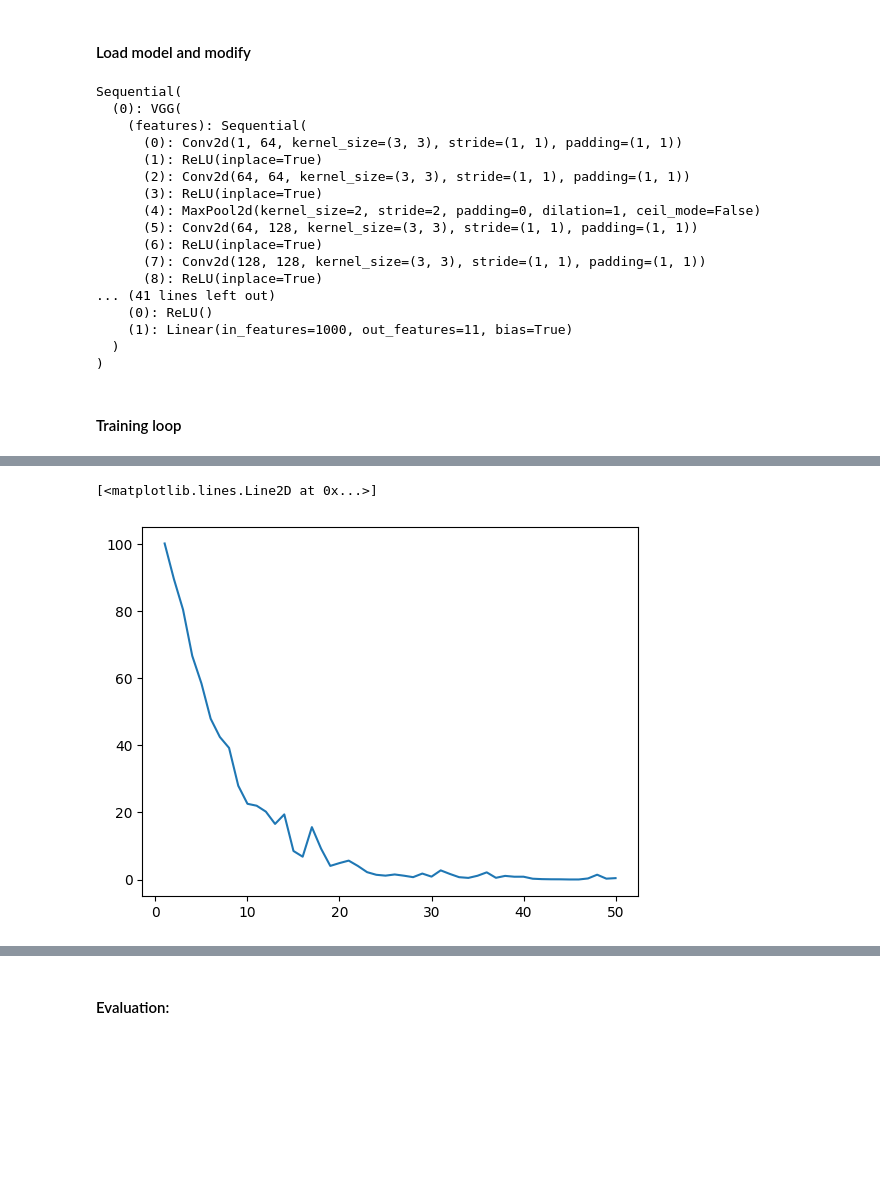
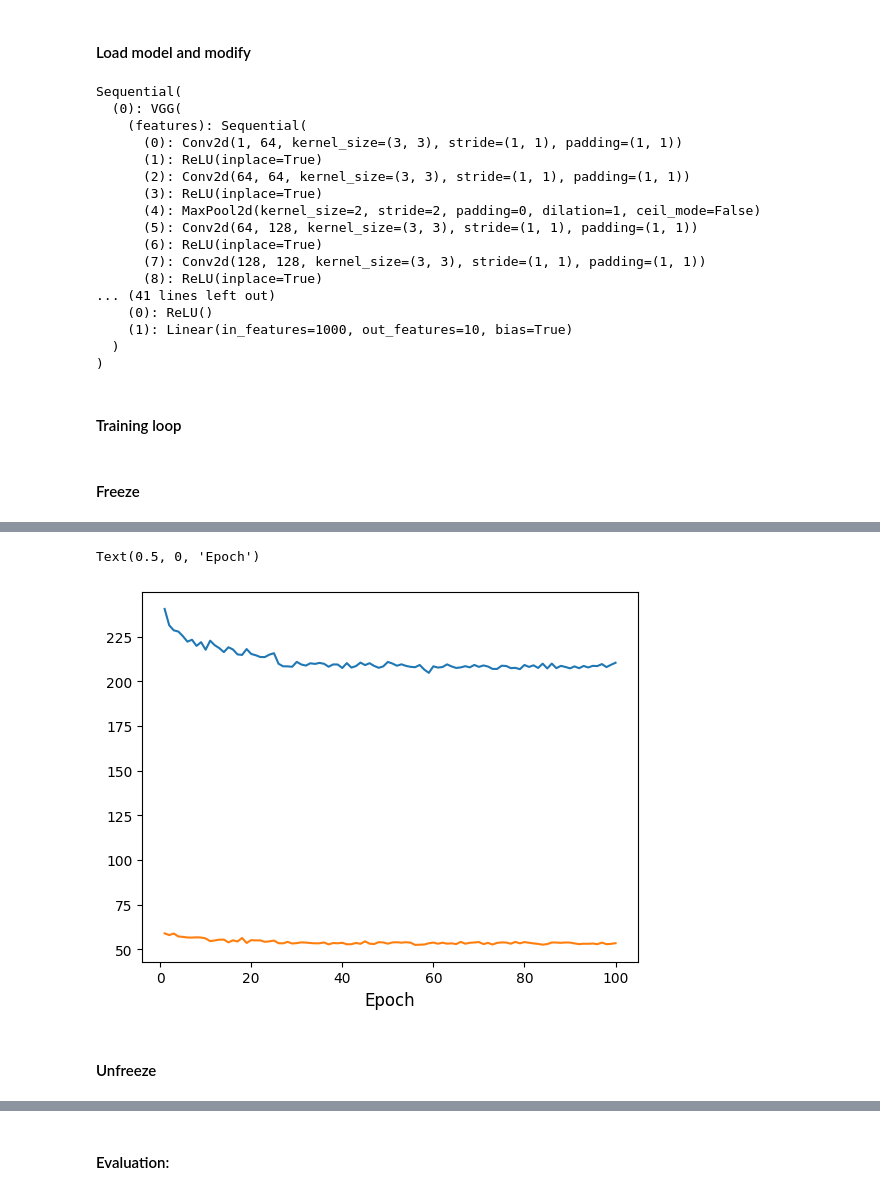
Before and after one commit to phihd/brain-tumor-classification, a Jupyter notebook: notebooks/vgg19_benchmark.ipynb, the cells around one changed output, grey strips where cells are left out. Cells and saved outputs as stored; diff of their text form; code cells hidden in the pictures; blank space fills up the shorter version.

Commit message:
Add freeze-unfreeze training procedure

```diff
--- a/notebooks/vgg19_benchmark.ipynb
+++ b/notebooks/vgg19_benchmark.ipynb
@@ -72,13 +84,13 @@ epochs = 50
 # %% [markdown]
 #### Load dataset into Dataloaders
 # %%
-train_dataset = BrainTumorDataset(train_image_dict, data_path, transform=transforms.ToTensor())
+train_dataset = BrainTumorDataset(data_path, X_train, y_train, transform=training_transform)
 train_dataloader = DataLoader(train_dataset, batch_size=batch_size, shuffle=True)
 
-test_dataset = BrainTumorDataset(test_image_dict, data_path, transform=transforms.ToTensor())
+test_dataset = BrainTumorDataset(data_path, X_test, y_test, transform=transforms.ToTensor())
 test_dataloader = DataLoader(test_dataset, batch_size=batch_size, shuffle=True)
 
-val_dataset = BrainTumorDataset(val_image_dict, data_path, transform=transforms.ToTensor())
+val_dataset = BrainTumorDataset(data_path, X_val, y_val, transform=transforms.ToTensor())
 val_dataloader = DataLoader(val_dataset, batch_size=batch_size, shuffle=True)
 
 # Display image and label.
@@ -102,8 +114,7 @@ model = torchvision.models.vgg19(pretrained=True)
 model.features[0] = nn.Conv2d(1, 64, kernel_size=(3, 3), stride=(1, 1), padding=(1, 1))
 #vgg19.classifier[0] = nn.Linear(in_features=512*7, out_features=4096, bias=True)
 model = nn.Sequential(model, nn.Sequential(nn.ReLU(),
-                                   nn.Linear(1000, 11),))
-                                   #nn.Sigmoid()))
+                                   nn.Linear(1000, n_classes)))
 model
 # %% [output]
 Sequential(
@@ -120,34 +131,35 @@ Sequential(
       (8): ReLU(inplace=True)
 ... (41 lines left out)
     (0): ReLU()
-    (1): Linear(in_features=1000, out_features=11, bias=True)
+    (1): Linear(in_features=1000, out_features=10, bias=True)
   )
 )
 # %% [markdown]
 #### Training loop
+# %% [markdown]
+#### Freeze
 # %%
+# Freeze CNN layers
+for param in model[0].parameters():
+    param.requires_grad = False
+
 loss_fn = nn.CrossEntropyLoss()
-#params = [p for p in model.parameters() if p.requires_grad]
-optimizer = torch.optim.SGD(model.parameters(), lr=learning_rate, momentum=0.9)
+optimizer = torch.optim.SGD(filter(lambda p: p.requires_grad, model.parameters()), lr=learning_rate, momentum=0.9)
 # %%
 model.to(device)
 all_loss = []
-for epoch in range(epochs):
+all_valid_loss = []
+scheduler = torch.optim.lr_scheduler.StepLR(optimizer, step_size=25, gamma=0.1)
+for epoch in range(freeze_epochs):
     size = len(train_dataloader.dataset)
     print("------------ Epoch:", epoch, "------------")
-    total_loss = 0
+    training_loss = 0
+    valid_loss = 0
     start = time.time()
     for batch, (X, y) in enumerate(train_dataloader):
         # Compute prediction and loss
-        #print(X.size())
-        #temp1 = model[0].features(X)
-        #print(temp1.size())
-        #temp2 = model[0].avgpool(temp1)
-        #print(temp2.size())
-        #temp3 = model[0].classifier(temp2)
-        #print(temp3.size())
         pred = model(X.to(device))
-        #print(pred)
+        #print(torch.sum(pred[0]))
         loss = loss_fn(pred, y.to(device))
 
         # Backpropagation
@@ -157,14 +169,24 @@ for epoch in range(epochs):
 
         loss, current = loss.item(), (batch + 1) * len(X)
         #print(loss)
-        total_loss += loss
-    print(f"loss: {total_loss/41:>7f}")
+        training_loss += loss
+
+    for batch, (X, y) in enumerate(val_dataloader):
+        pred = model(X.to(device))
+        loss = loss_fn(pred, y.to(device))
+
+        valid_loss += loss.item()
+
+    scheduler.step()
+    print(f"Training loss: {training_loss/41:>7f}, validation loss: {valid_loss/41:>7f}")
     end = time.time()
     print("Time elapsed:", end - start)
-    all_loss.append(total_loss)
+    all_loss.append(training_loss)
+    all_valid_loss.append(valid_loss)
 
 fig = plt.figure()
-plt.plot(range(1, epochs+1), all_loss)
+plt.plot(range(1, freeze_epochs+1), all_loss)
+plt.plot(range(1, freeze_epochs+1), all_valid_loss)
 plt.xlabel('Epoch', fontsize=12)
 # %% [output]
 ------------ Epoch: 0 ------------
@@ -187,2 +209,4 @@ Time elapsed: 11.041409492492676
-[<matplotlib.lines.Line2D at 0x...>]
+Text(0.5, 0, 'Epoch')
-[figure, old version]
+[figure, new version]
+# %% [markdown]
+#### Unfreeze
```
Also changed, not shown: parts of 12 cells of this notebook, 9 other files.
